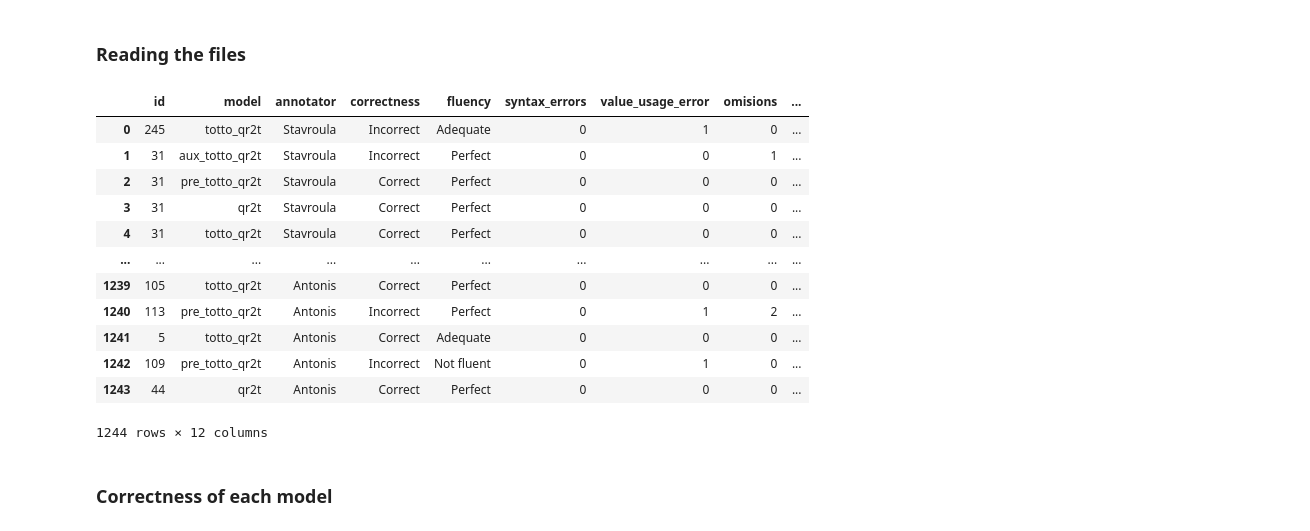
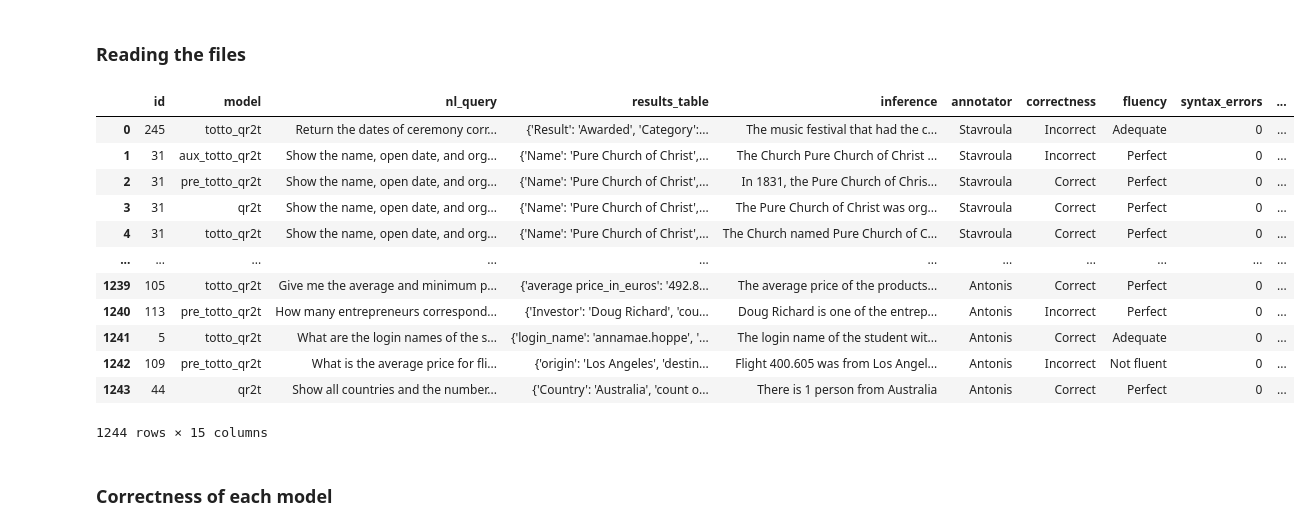
Before and after one commit to athenarc/Data2Text, a Jupyter notebook: notebooks/human_evaluation_report.ipynb, the cells around one changed output. Saved outputs shown, nothing was run; the diff lists cells and outputs as text; code cells hidden in the pictures.

```diff
--- a/notebooks/human_evaluation_report.ipynb
+++ b/notebooks/human_evaluation_report.ipynb
@@ -84,6 +84,9 @@ for file in glob.glob(f"../{evaluations_dir}/*.json"):
             eval_info = [
                 evaluation['data']['id'],
                 evaluation['data']['model'],
+                evaluation['data']['nl_query'],
+                evaluation['data']['results_table'],
+                evaluation['data']['inference'],
                 annotator,
                 eval_choices[find_ind_of_attribute('correctness')]['value']['choices'][0],
                 eval_choices[find_ind_of_attribute('fluency')]['value']['choices'][0],
@@ -101,26 +104,26 @@ for file in glob.glob(f"../{evaluations_dir}/*.json"):
             print("#" * 120)
         all_annotations.append(eval_info)
 # %%
-eval_df = pd.DataFrame(all_annotations, columns=['id', 'model', 'annotator', 'correctness',
+eval_df = pd.DataFrame(all_annotations, columns=['id', 'model', 'nl_query', 'results_table', 'inference', 'annotator', 'correctness',
                                                  'fluency', 'syntax_errors', 'value_usage_error',
                                                  'omisions', 'altered_values', 'added_attributes',
                                                  'other', 'comment'])
 
 display(eval_df)
 # %% [output]
-|  | id | model | annotator | correctness | fluency | syntax_errors | value_usage_error | omisions | ... |
-| 0 | 245 | totto_qr2t | Stavroula | Incorrect | Adequate | 0 | 1 | 0 | ... |
-| 1 | 31 | aux_totto_qr2t | Stavroula | Incorrect | Perfect | 0 | 0 | 1 | ... |
-| 2 | 31 | pre_totto_qr2t | Stavroula | Correct | Perfect | 0 | 0 | 0 | ... |
-| 3 | 31 | qr2t | Stavroula | Correct | Perfect | 0 | 0 | 0 | ... |
-| 4 | 31 | totto_qr2t | Stavroula | Correct | Perfect | 0 | 0 | 0 | ... |
-| ... | ... | ... | ... | ... | ... | ... | ... | ... | ... |
-| 1239 | 105 | totto_qr2t | Antonis | Correct | Perfect | 0 | 0 | 0 | ... |
-| 1240 | 113 | pre_totto_qr2t | Antonis | Incorrect | Perfect | 0 | 1 | 2 | ... |
-| 1241 | 5 | totto_qr2t | Antonis | Correct | Adequate | 0 | 0 | 0 | ... |
-| 1242 | 109 | pre_totto_qr2t | Antonis | Incorrect | Not fluent | 0 | 1 | 0 | ... |
-| 1243 | 44 | qr2t | Antonis | Correct | Perfect | 0 | 0 | 0 | ... |
+|  | id | model | nl_query | results_table | inference | annotator | correctness | fluency | syntax_errors | ... |
+| 0 | 245 | totto_qr2t | Return the dates of ceremony corr... | {'Result': 'Awarded', 'Category':... | The music festival that had the c... | Stavroula | Incorrect | Adequate | 0 | ... |
+| 1 | 31 | aux_totto_qr2t | Show the name, open date, and org... | {'Name': 'Pure Church of Christ',... | The Church Pure Church of Christ ... | Stavroula | Incorrect | Perfect | 0 | ... |
+| 2 | 31 | pre_totto_qr2t | Show the name, open date, and org... | {'Name': 'Pure Church of Christ',... | In 1831, the Pure Church of Chris... | Stavroula | Correct | Perfect | 0 | ... |
+| 3 | 31 | qr2t | Show the name, open date, and org... | {'Name': 'Pure Church of Christ',... | The Pure Church of Christ was org... | Stavroula | Correct | Perfect | 0 | ... |
+| 4 | 31 | totto_qr2t | Show the name, open date, and org... | {'Name': 'Pure Church of Christ',... | The Church named Pure Church of C... | Stavroula | Correct | Perfect | 0 | ... |
+| ... | ... | ... | ... | ... | ... | ... | ... | ... | ... | ... |
+| 1239 | 105 | totto_qr2t | Give me the average and minimum p... | {'average price_in_euros': '492.8... | The average price of the products... | Antonis | Correct | Perfect | 0 | ... |
+| 1240 | 113 | pre_totto_qr2t | How many entrepreneurs correspond... | {'Investor': 'Doug Richard', 'cou... | Doug Richard is one of the entrep... | Antonis | Incorrect | Perfect | 0 | ... |
+| 1241 | 5 | totto_qr2t | What are the login names of the s... | {'login_name': 'annamae.hoppe', '... | The login name of the student wit... | Antonis | Correct | Adequate | 0 | ... |
+| 1242 | 109 | pre_totto_qr2t | What is the average price for fli... | {'origin': 'Los Angeles', 'destin... | Flight 400.605 was from Los Angel... | Antonis | Incorrect | Not fluent | 0 | ... |
+| 1243 | 44 | qr2t | Show all countries and the number... | {'Country': 'Australia', 'count o... | There is 1 person from Australia | Antonis | Correct | Perfect | 0 | ... |
-1244 rows × 12 columns
+1244 rows × 15 columns
 # %% [markdown]
 ### Correctness of each model
 # %%
```
Also changed, not shown: parts of 4 cells of this notebook, 6 other files.
